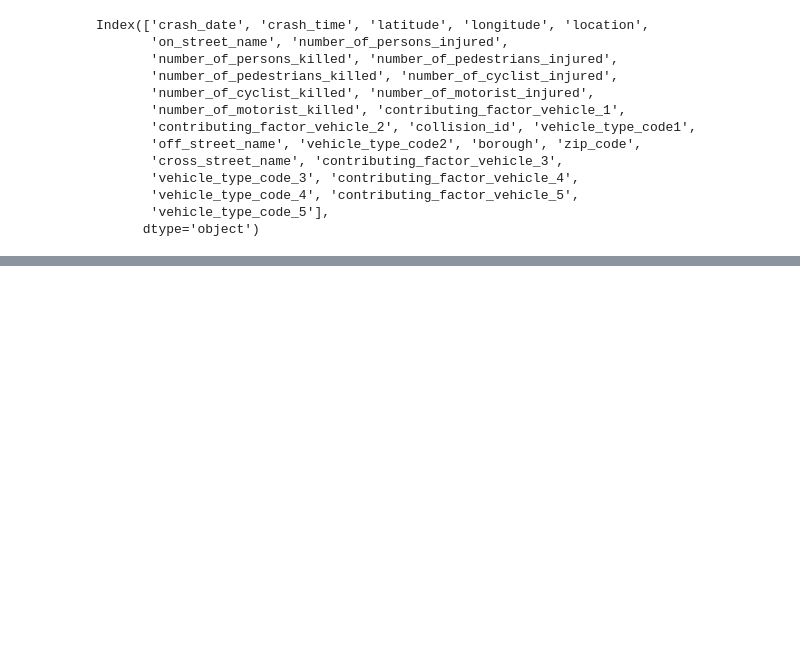
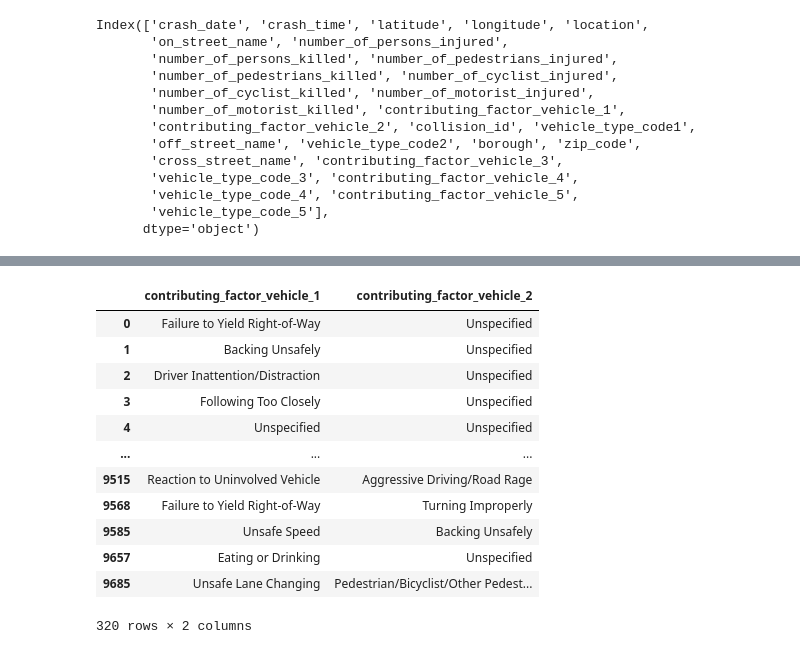
Before and after one commit to canon14/ETL-Projects, a Jupyter notebook: MotorVehicleCollisions_ETL.ipynb, the cells around one changed output, grey strips where cells are left out. Cells and saved outputs as stored; diff of their text form; code cells hidden in the pictures; blank space fills up the shorter version.

```diff
--- a/MotorVehicleCollisions_ETL.ipynb
+++ b/MotorVehicleCollisions_ETL.ipynb
@@ -104,0 +124,16 @@ sorted_df.head()
+# %%
+contributing_factor_vehicle_df
+# %% [output]
+|  | contributing_factor_vehicle_1 | contributing_factor_vehicle_2 |
+| 0 | Failure to Yield Right-of-Way | Unspecified |
+| 1 | Backing Unsafely | Unspecified |
+| 2 | Driver Inattention/Distraction | Unspecified |
+| 3 | Following Too Closely | Unspecified |
+| 4 | Unspecified | Unspecified |
+| ... | ... | ... |
+| 9515 | Reaction to Uninvolved Vehicle | Aggressive Driving/Road Rage |
+| 9568 | Failure to Yield Right-of-Way | Turning Improperly |
+| 9585 | Unsafe Speed | Backing Unsafely |
+| 9657 | Eating or Drinking | Unspecified |
+| 9685 | Unsafe Lane Changing | Pedestrian/Bicyclist/Other Pedest... |
+320 rows × 2 columns
```
Also changed, not shown: parts of 8 cells of this notebook.
